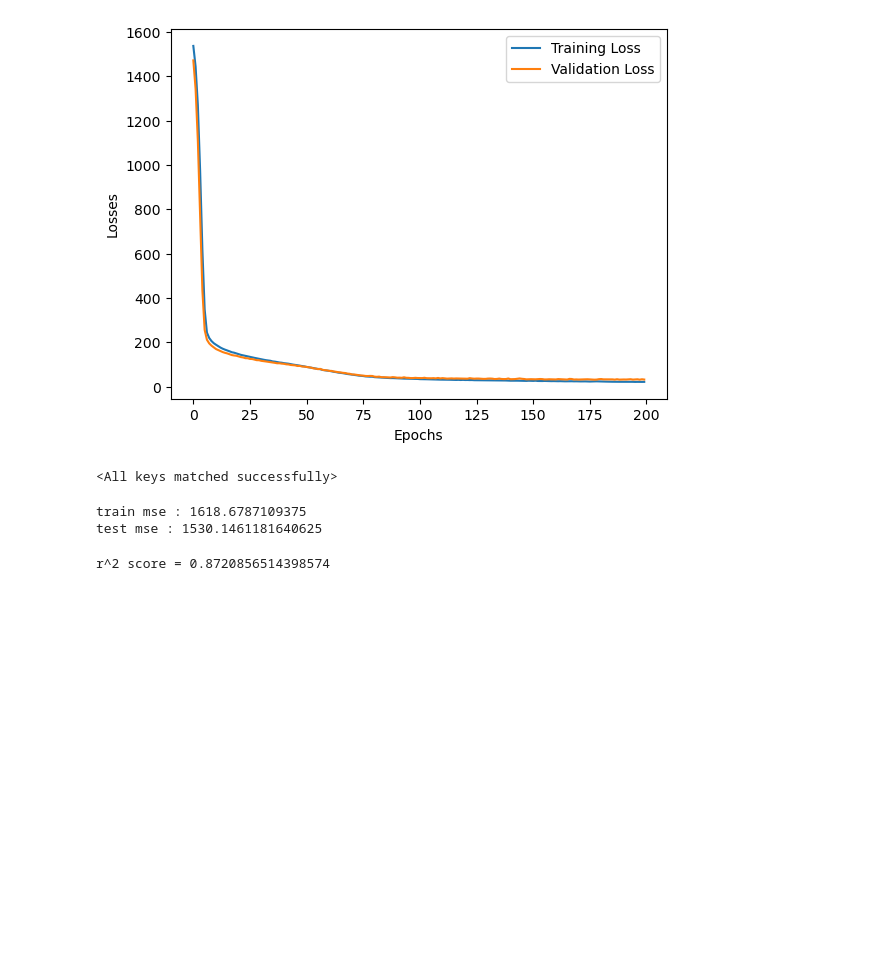
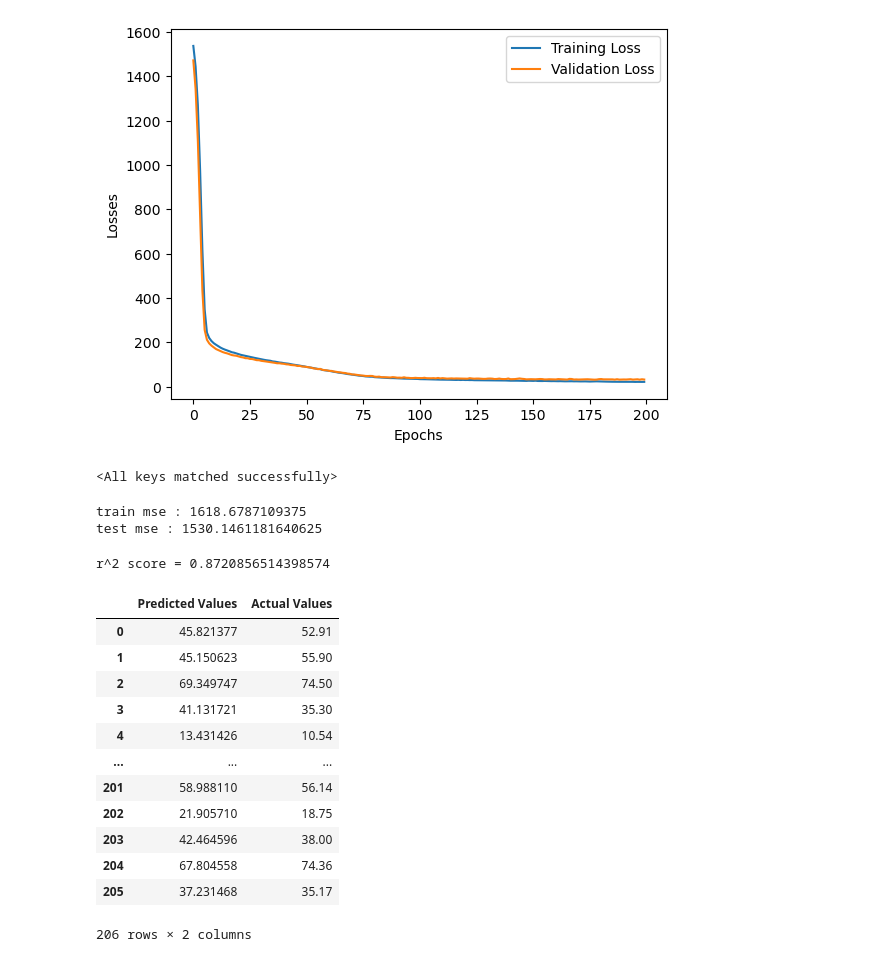
Before and after one commit to Prithvikatkar17/AIML, a Jupyter notebook: 12_Deep_learning/ANN_practice_1.ipynb, the cells around one changed output. Cells and saved outputs as stored; diff of their text form; code cells hidden in the pictures; blank space fills up the shorter version.

```diff
--- a/12_Deep_learning/ANN_practice_1.ipynb
+++ b/12_Deep_learning/ANN_practice_1.ipynb
@@ -247,3 +247,22 @@ from sklearn.metrics import r2_score
 print("r^2 score =", r2_score(y_test, test_pred))
 # %% [output]
 r^2 score = 0.8720856514398574
+# %%
+predicted_df = pd.DataFrame(test_pred.numpy(), columns=["Predicted Values"])
+actual_df = pd.DataFrame(y_test.values, columns=["Actual Values"])
+
+pd.concat([predicted_df, actual_df], axis=1)
+# %% [output]
+|  | Predicted Values | Actual Values |
+| 0 | 45.821377 | 52.91 |
+| 1 | 45.150623 | 55.90 |
+| 2 | 69.349747 | 74.50 |
+| 3 | 41.131721 | 35.30 |
+| 4 | 13.431426 | 10.54 |
+| ... | ... | ... |
+| 201 | 58.988110 | 56.14 |
+| 202 | 21.905710 | 18.75 |
+| 203 | 42.464596 | 38.00 |
+| 204 | 67.804558 | 74.36 |
+| 205 | 37.231468 | 35.17 |
+206 rows × 2 columns
```
